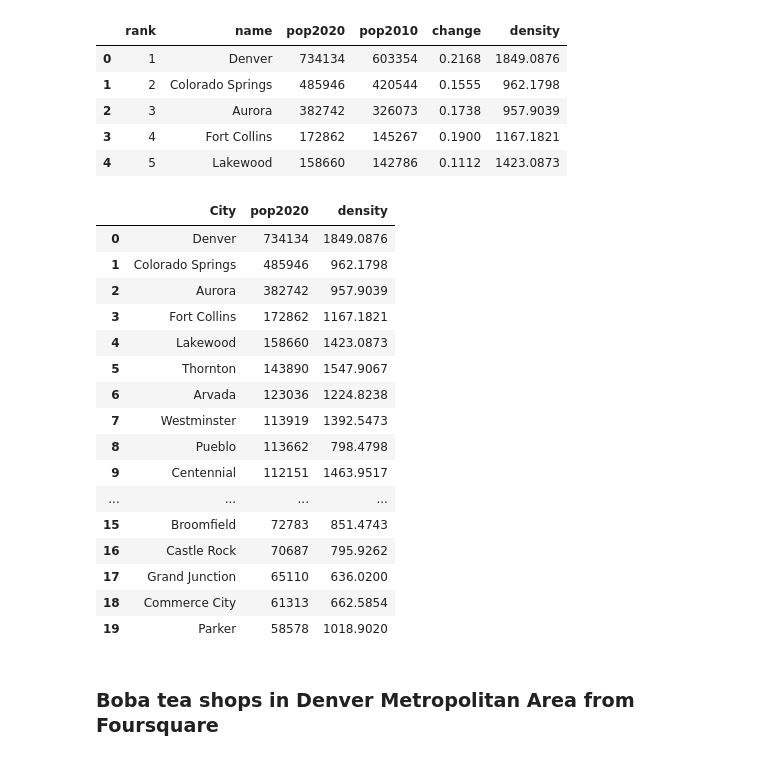
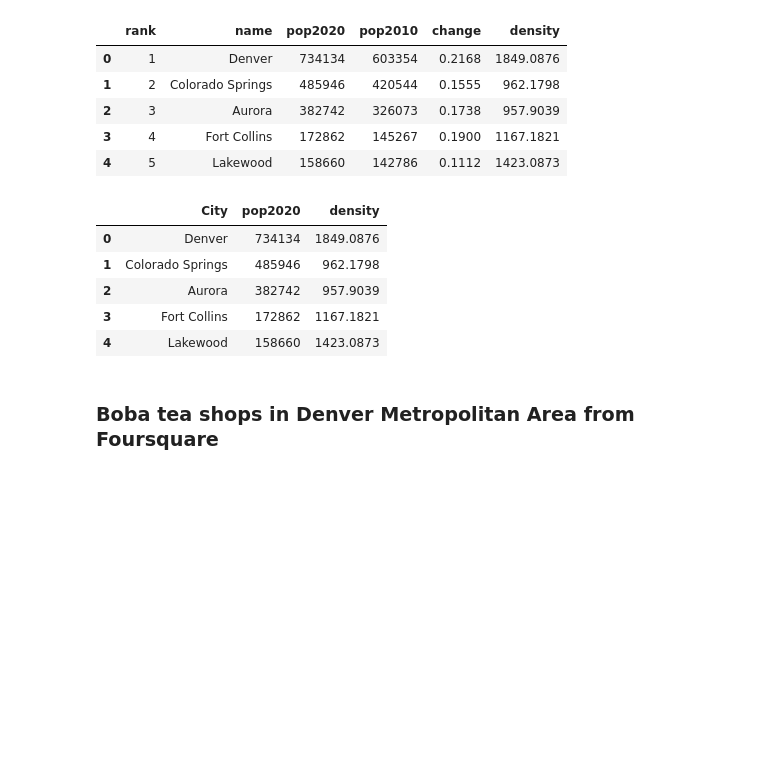
Before and after one commit to kamirothchild/Coursera_Capstone, a Jupyter notebook: Boba tea shops in Denver Metro area.ipynb, the cells around one changed output. Drawn from its saved outputs; the diff is of its cells as text; code cells hidden in the pictures; blank space fills up the shorter version.

```diff
--- a/Boba tea shops in Denver Metro area.ipynb
+++ b/Boba tea shops in Denver Metro area.ipynb
@@ -373,25 +351,14 @@ co_pop.head()
 co_pop = co_pop.drop(['pop2010','change','rank'], axis=1)
 # %%
 co_pop.rename(columns = {"name": "City"},  inplace = True) #density per km^2
-co_pop.head(20)
+co_pop.head()
 # %% [output]
 |  | City | pop2020 | density |
 | 0 | Denver | 734134 | 1849.0876 |
 | 1 | Colorado Springs | 485946 | 962.1798 |
 | 2 | Aurora | 382742 | 957.9039 |
 | 3 | Fort Collins | 172862 | 1167.1821 |
 | 4 | Lakewood | 158660 | 1423.0873 |
-| 5 | Thornton | 143890 | 1547.9067 |
-| 6 | Arvada | 123036 | 1224.8238 |
-| 7 | Westminster | 113919 | 1392.5473 |
-| 8 | Pueblo | 113662 | 798.4798 |
-| 9 | Centennial | 112151 | 1463.9517 |
-| ... | ... | ... | ... |
-| 15 | Broomfield | 72783 | 851.4743 |
-| 16 | Castle Rock | 70687 | 795.9262 |
-| 17 | Grand Junction | 65110 | 636.0200 |
-| 18 | Commerce City | 61313 | 662.5854 |
-| 19 | Parker | 58578 | 1018.9020 |
 # %% [markdown]
 ### Boba tea shops in Denver Metropolitan Area from Foursquare
 # %%
```
Also changed, not shown: parts of 85 cells of this notebook.
